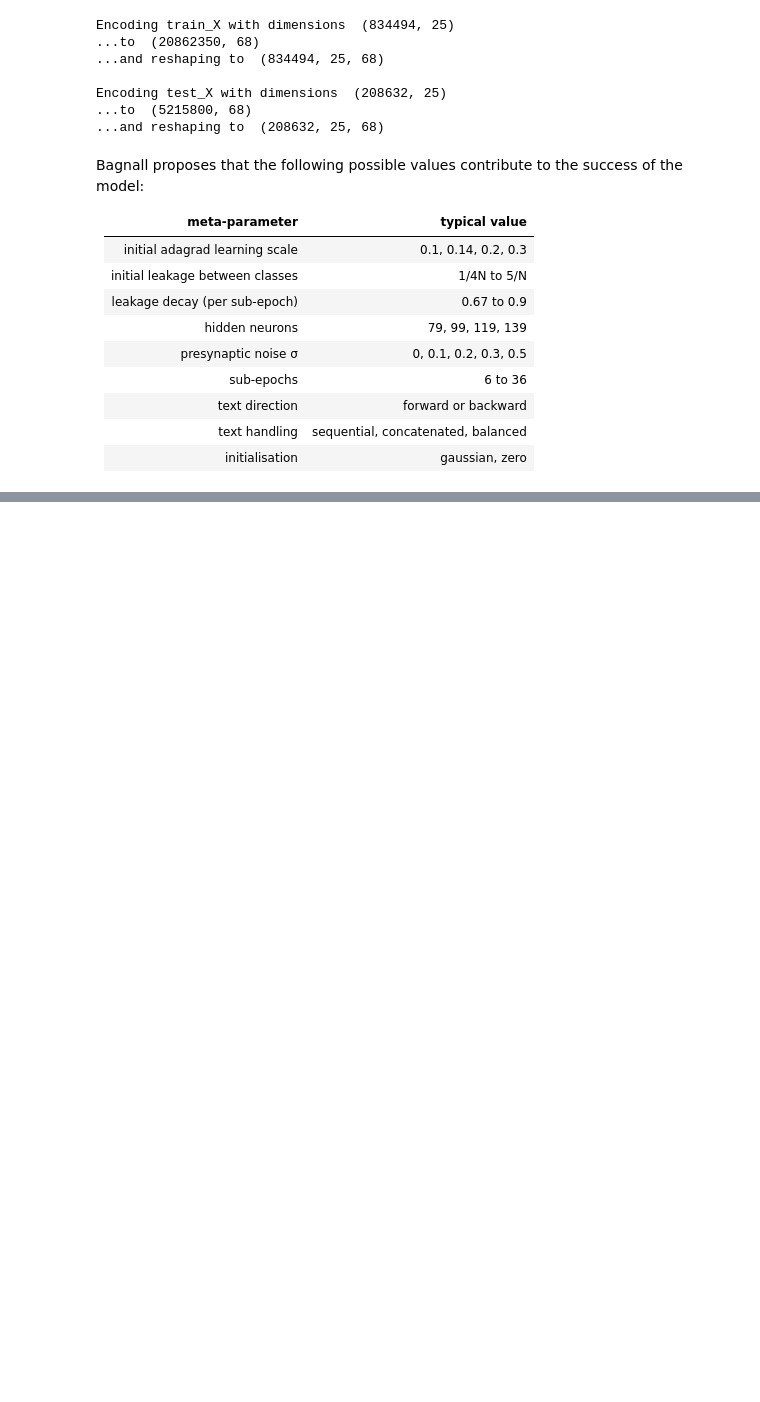
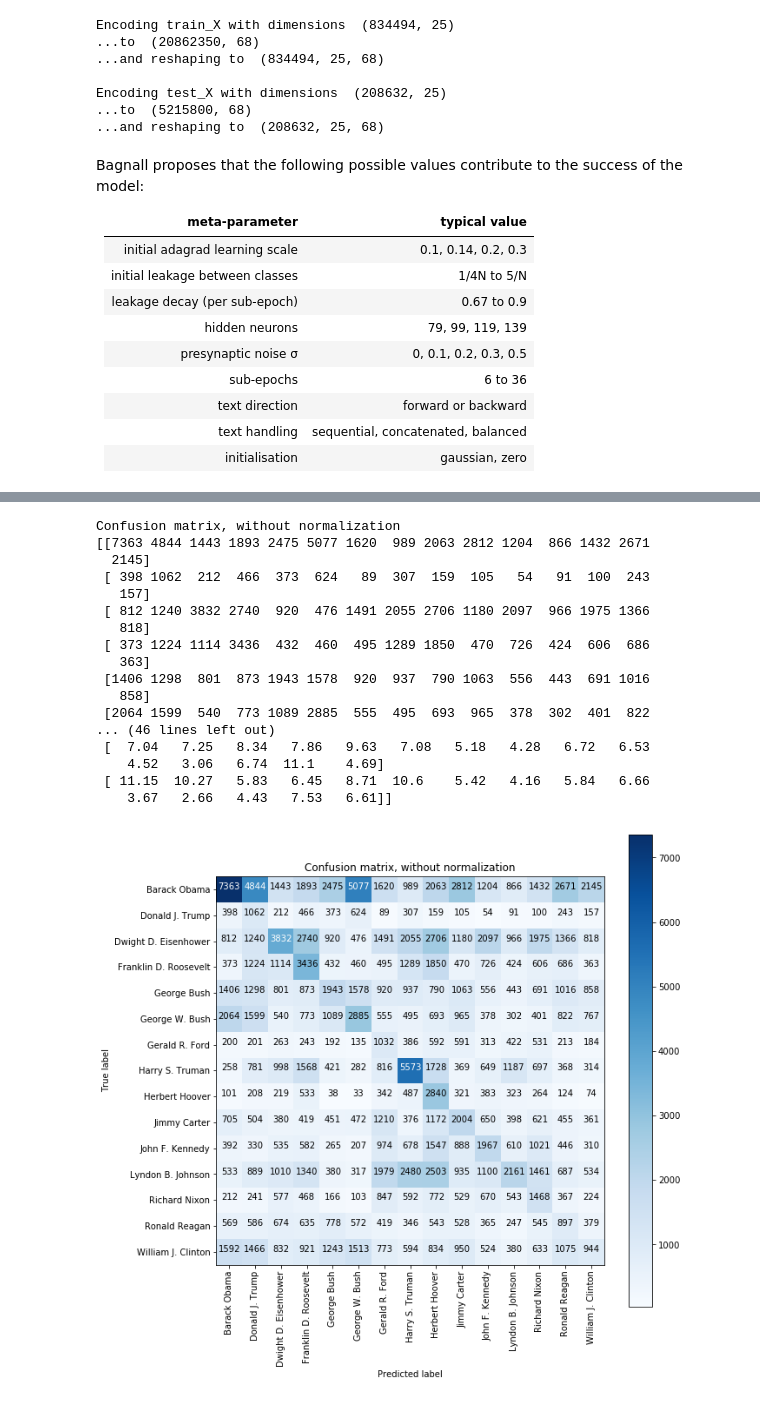
Before and after one commit to MIDSJoe2016/MIDS_266_project, a Jupyter notebook: code/Keras_Character_MultiHeadRNN.ipynb, the cells around one changed output, grey strips where cells are left out. Drawn from its saved outputs; the diff is of its cells as text; code cells hidden in the pictures; blank space fills up the shorter version.

```diff
--- a/code/Keras_Character_MultiHeadRNN.ipynb
+++ b/code/Keras_Character_MultiHeadRNN.ipynb
@@ -199,11 +184,15 @@ Chars w/ counts:
 #
 from collections import Counter
 
-def splits(_list, _split_size):
+def splits(_list, _split_size, window=False):
     output_list = []
-    for idx in range(0, len(_list), _split_size):
-        if (idx + _split_size) <= len(_list):
+    if (window):
+        for idx in range(0, len(_list)-_split_size):
             output_list.append(_list[idx:idx + _split_size])
+    else:
+        for idx in range(0, len(_list), _split_size):
+            if (idx + _split_size) <= len(_list):
+                output_list.append(_list[idx:idx + _split_size])
     return output_list
 
 max_seq_len = 25
@@ -413,5 +386,7 @@ model = load_model('Keras_Character_MultiHeadRNN.h5')
 # %%
 from sklearn import metrics
+
+batch_size = 50# 100
 
 # Evaluate performance
 print "Evaluating test data..."
@@ -436,7 +420,8 @@ import itertools
 from sklearn.metrics import confusion_matrix
 import matplotlib.pyplot as plt
 
-def plot_confusion_matrix(cm, classes,
+def plot_confusion_matrix(cm,
+                          classes,
                           normalize=False,
                           title='Confusion matrix',
                           cmap=plt.cm.Blues):
@@ -455,33 +440,54 @@ def plot_confusion_matrix(cm, classes,
         cm = cm.astype('float') / cm.sum(axis=1)[:, np.newaxis]
         print("Normalized confusion matrix")
     else:
         print('Confusion matrix, without normalization')
-        print(np.sum(cm,axis=0))
 
     print(cm)
 
     thresh = cm.max() / 2.
     for i, j in itertools.product(range(cm.shape[0]), range(cm.shape[1])):
         plt.text(j, i, cm[i, j],
                  horizontalalignment="center",
                  color="white" if cm[i, j] > thresh else "black")
 
     #plt.tight_layout()
     plt.ylabel('True label')
     plt.xlabel('Predicted label')
 
 # Compute confusion matrix
 cnf_matrix = confusion_matrix(test_y_collapsed, pred_y_collapsed)
 np.set_printoptions(precision=2)
 
 # Plot non-normalized confusion matrix
 plt.figure(figsize=(10,10))
 plot_confusion_matrix(cnf_matrix, classes=(sorted(labels, key=labels.get)),
                       title='Confusion matrix, without normalization')
 
 #Plot normalized confusion matrix
+cnf_matrix_pct = cnf_matrix *1.0
+cnf_matrix_pct = np.around(np.array([row*100.0/sum(row) for row in cnf_matrix_pct]), 2)
+
 plt.figure(figsize=(10,10))
-plot_confusion_matrix(np.round(cnf_matrix,2), classes=(sorted(labels, key=labels.get)), normalize=True,
-                      title='Normalized confusion matrix')
+plot_confusion_matrix(cnf_matrix_pct, classes=(sorted(labels, key=labels.get)),
+                      title='Confusion matrix on accuracy percentage')
 
 plt.show()
+# %% [output]
+Confusion matrix, without normalization
+[[7363 4844 1443 1893 2475 5077 1620  989 2063 2812 1204  866 1432 2671
+  2145]
+ [ 398 1062  212  466  373  624   89  307  159  105   54   91  100  243
+   157]
+ [ 812 1240 3832 2740  920  476 1491 2055 2706 1180 2097  966 1975 1366
+   818]
+ [ 373 1224 1114 3436  432  460  495 1289 1850  470  726  424  606  686
+   363]
+ [1406 1298  801  873 1943 1578  920  937  790 1063  556  443  691 1016
+   858]
+ [2064 1599  540  773 1089 2885  555  495  693  965  378  302  401  822
+... (46 lines left out)
+ [  7.04   7.25   8.34   7.86   9.63   7.08   5.18   4.28   6.72   6.53
+    4.52   3.06   6.74  11.1    4.69]
+ [ 11.15  10.27   5.83   6.45   8.71  10.6    5.42   4.16   5.84   6.66
+    3.67   2.66   4.43   7.53   6.61]]
+[figure, added]
```
Also changed, not shown: parts of 8 cells of this notebook, 11 other files.
